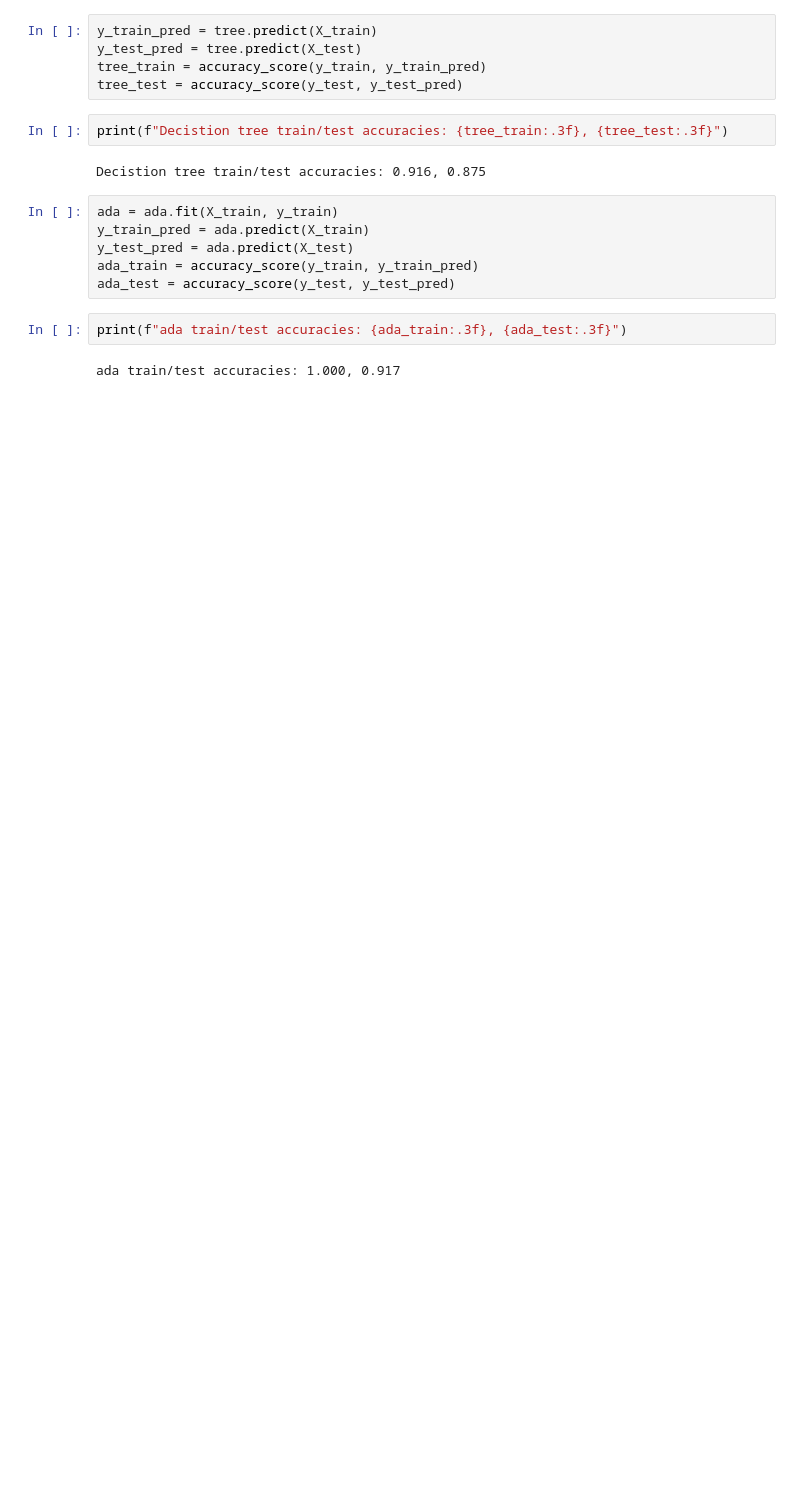
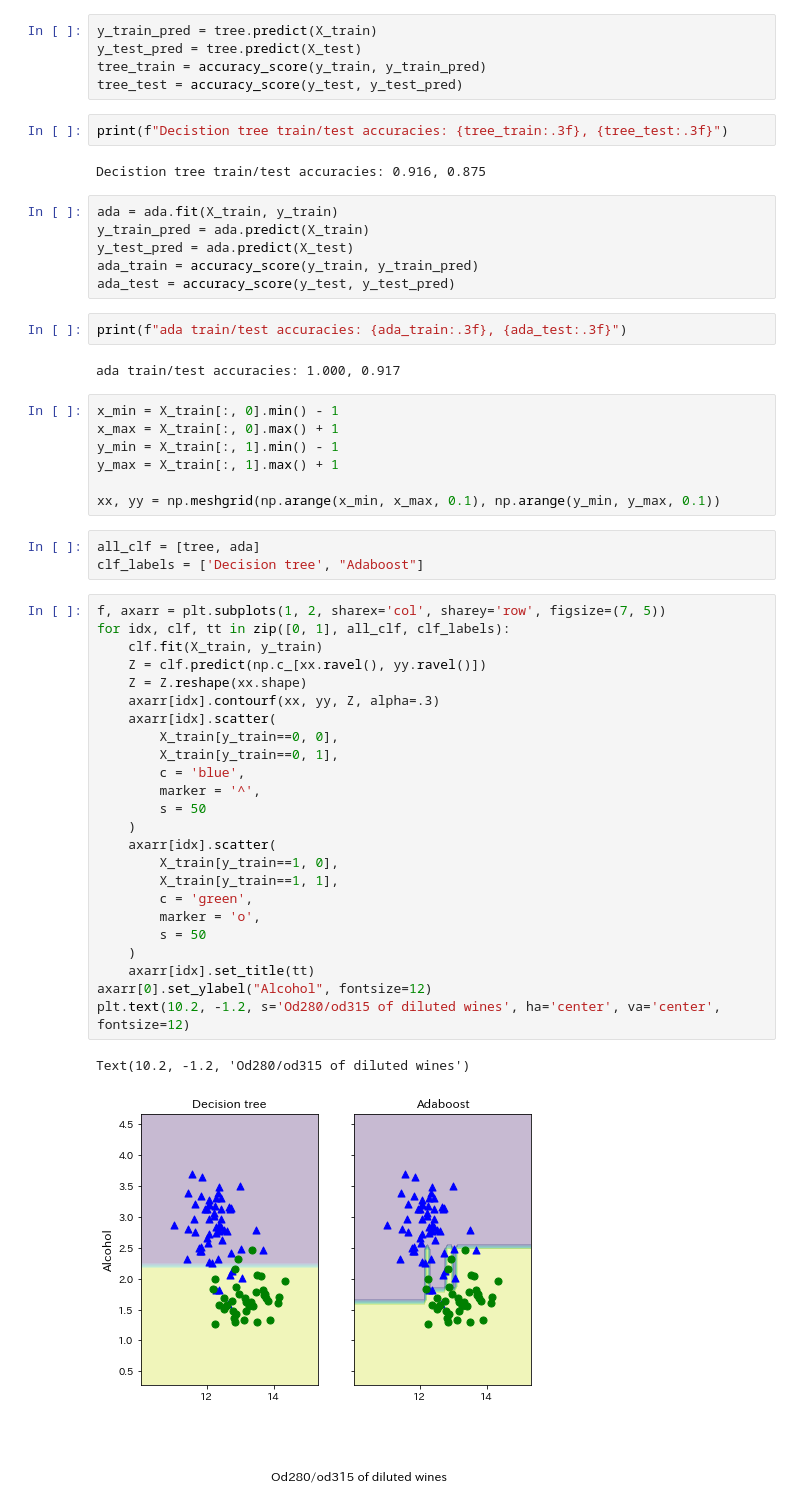
Before and after one commit to banbiossa/python-machine-learning-book, a Jupyter notebook: notebooks/0.7_ensemble.ipynb, the cells around one changed output. Saved outputs shown, nothing was run; the diff lists cells and outputs as text; blank space fills up the shorter version.

```diff
--- a/notebooks/0.7_ensemble.ipynb
+++ b/notebooks/0.7_ensemble.ipynb
@@ -286,3 +286,40 @@ ada_test = accuracy_score(y_test, y_test_pred)
 print(f"ada train/test accuracies: {ada_train:.3f}, {ada_test:.3f}")
 # %% [output]
 ada train/test accuracies: 1.000, 0.917
+# %%
+x_min = X_train[:, 0].min() - 1
+x_max = X_train[:, 0].max() + 1
+y_min = X_train[:, 1].min() - 1
+y_max = X_train[:, 1].max() + 1
+
+xx, yy = np.meshgrid(np.arange(x_min, x_max, 0.1), np.arange(y_min, y_max, 0.1))
+# %%
+all_clf = [tree, ada]
+clf_labels = ['Decision tree', "Adaboost"]
+# %%
+f, axarr = plt.subplots(1, 2, sharex='col', sharey='row', figsize=(7, 5))
+for idx, clf, tt in zip([0, 1], all_clf, clf_labels):
+    clf.fit(X_train, y_train)
+    Z = clf.predict(np.c_[xx.ravel(), yy.ravel()])
+    Z = Z.reshape(xx.shape)
+    axarr[idx].contourf(xx, yy, Z, alpha=.3)
+    axarr[idx].scatter(
+        X_train[y_train==0, 0],
+        X_train[y_train==0, 1],
+        c = 'blue',
+        marker = '^',
+        s = 50
+    )
+    axarr[idx].scatter(
+        X_train[y_train==1, 0],
+        X_train[y_train==1, 1],
+        c = 'green',
+        marker = 'o',
+        s = 50
+    )
+    axarr[idx].set_title(tt)
+axarr[0].set_ylabel("Alcohol", fontsize=12)
+plt.text(10.2, -1.2, s='Od280/od315 of diluted wines', ha='center', va='center', fontsize=12)
+# %% [output]
+Text(10.2, -1.2, 'Od280/od315 of diluted wines')
+[figure, added]
```
Also changed, not shown: 34 other files.
